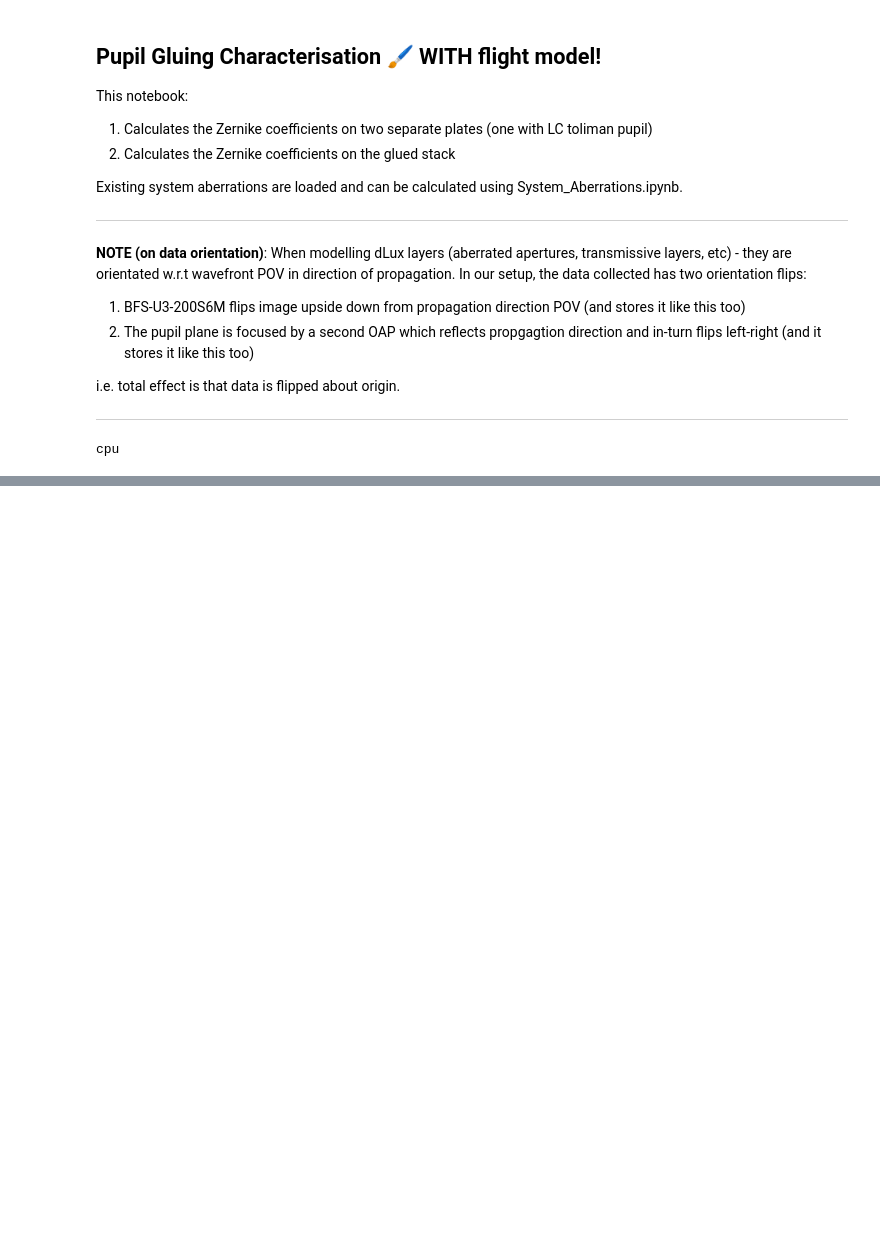
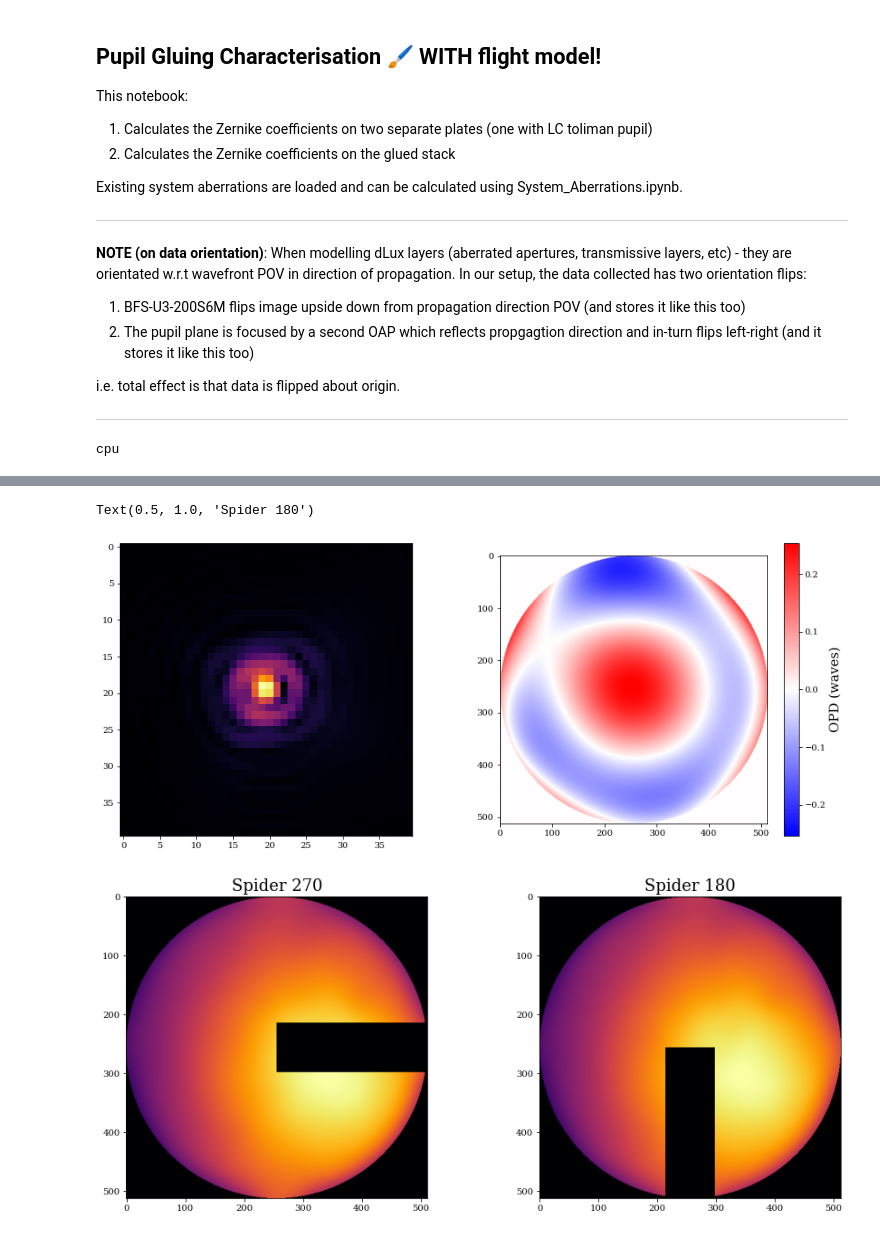
Before and after one commit to TolimanSpace/toliman_dp_design_testing, a Jupyter notebook: Gluing_Characterisation_3_26_fm.ipynb, the cells around one changed output, grey strips where cells are left out. Saved outputs shown, nothing was run; the diff lists cells and outputs as text; code cells hidden in the pictures; blank space fills up the shorter version.

Commit message:
rotating BasisLayer. Setting up GD for LC FM printed plate

```diff
--- a/Gluing_Characterisation_3_26_fm.ipynb
+++ b/Gluing_Characterisation_3_26_fm.ipynb
@@ -115,0 +131,71 @@ print("Using detector pixel scale of {:.3f} arcsec".format(psf_pixel_scale))
+# %%
+# Zernike aberrations
+zernike_indicies = jnp.arange(4, 21)
+coeffs = jnp.zeros(zernike_indicies.shape)
+basis = dlu.zernike_basis(js=zernike_indicies, coordinates=coords, diameter=aperture_diameter)
+
+# Using PointSources instead of single PointSource object to overcome float grad issue when solving for flux
+# green_src = dl.PointSources(wavelengths=[green_laser_wl], flux =jnp.asarray([1e8],dtype=float))
+# red_src = dl.PointSources(wavelengths=[red_laser_wl], flux =jnp.asarray([1e8],dtype=float))
+green_src = PointSource(wavelengths=[green_laser_wl], logflux =jnp.asarray([9],dtype=float))
+red_src = PointSource(wavelengths=[red_laser_wl], logflux =jnp.asarray([13],dtype=float))
+
+spider_angles = [270, 180] #0deg is spider pointing vertically up, rotates CW from 0deg
+optical_systems = []
+transmissions = []
+for i in range(len(spider_angles)):
+    spider = dlu.spider(coords=coords, width=spider_width, angles=[spider_angles[i]])
+    transmission = dlu.combine([circle, spider])
+
+    layers = [
+        ('SystemAberrations', dl.layers.BasisOptic(basis=syst_basis, coefficients=syst_coeffs, normalise=False)),
+        ('intensity', dl.layers.TransmissiveLayer(transmission=intensity_dist, normalise=False)),
+        ('spider', TransmissiveLayer(transmission=transmission, normalise=False)), #rotable spider
+        ('aperture', dl.layers.BasisOptic(basis=basis, transmission=None, coefficients=coeffs, normalise=False)),
+    ]
+
+    optics = dl.AngularOpticalSystem(wf_npixels = wf_npixels,
+                                diameter=wf_diam,
+                                layers=layers,
+                                psf_npixels=psf_npix,
+                                psf_pixel_scale=psf_pixel_scale,
+                                oversample=oversample)
+
+    optical_systems.append(optics)
+    transmissions.append(transmission)
+
+# Construct Optics
+optics_sp270  = optical_systems[0]
+optics_sp180 = optical_systems[1]
+# Check PSF for aberrated system
+layers = [
+    ('SystemAberrations', dl.layers.BasisOptic(syst_basis, circle*intensity_dist, syst_coeffs, normalise=False)),
+]
+
+optics = dl.AngularOpticalSystem(wf_npixels = wf_npixels,
+                            diameter=wf_diam,
+                            layers=layers,
+                            psf_npixels=psf_npix,
+                            psf_pixel_scale=psf_pixel_scale,
+                            oversample=oversample)
+
+psf = jnp.flip(optics.propagate_mono(green_laser_wl))
+plt.figure(figsize=(15,6))
+plt.subplot(1,2,1)
+plt.imshow(psf**0.5)
+opd = optics.SystemAberrations.eval_basis()
+plt.subplot(1,2,2)
+plt.imshow(opd/red_laser_wl, norm=CenteredNorm(), cmap="bwr")
+plt.colorbar(label="OPD (waves)")
+
+plt.figure(figsize=(15,6))
+plt.subplot(1,2,1)
+plt.imshow(optics_sp270.spider.transmission*optics_sp270.intensity.transmission)
+plt.title("Spider 270")
+plt.subplot(1,2,2)
+plt.imshow(optics_sp180.spider.transmission*optics_sp180.intensity.transmission)
+plt.title("Spider 180")
+# %% [output]
+Text(0.5, 1.0, 'Spider 180')
+[figure, added]
+[figure, added]
```
Also changed, not shown: parts of 13 cells of this notebook, 1 other file.
